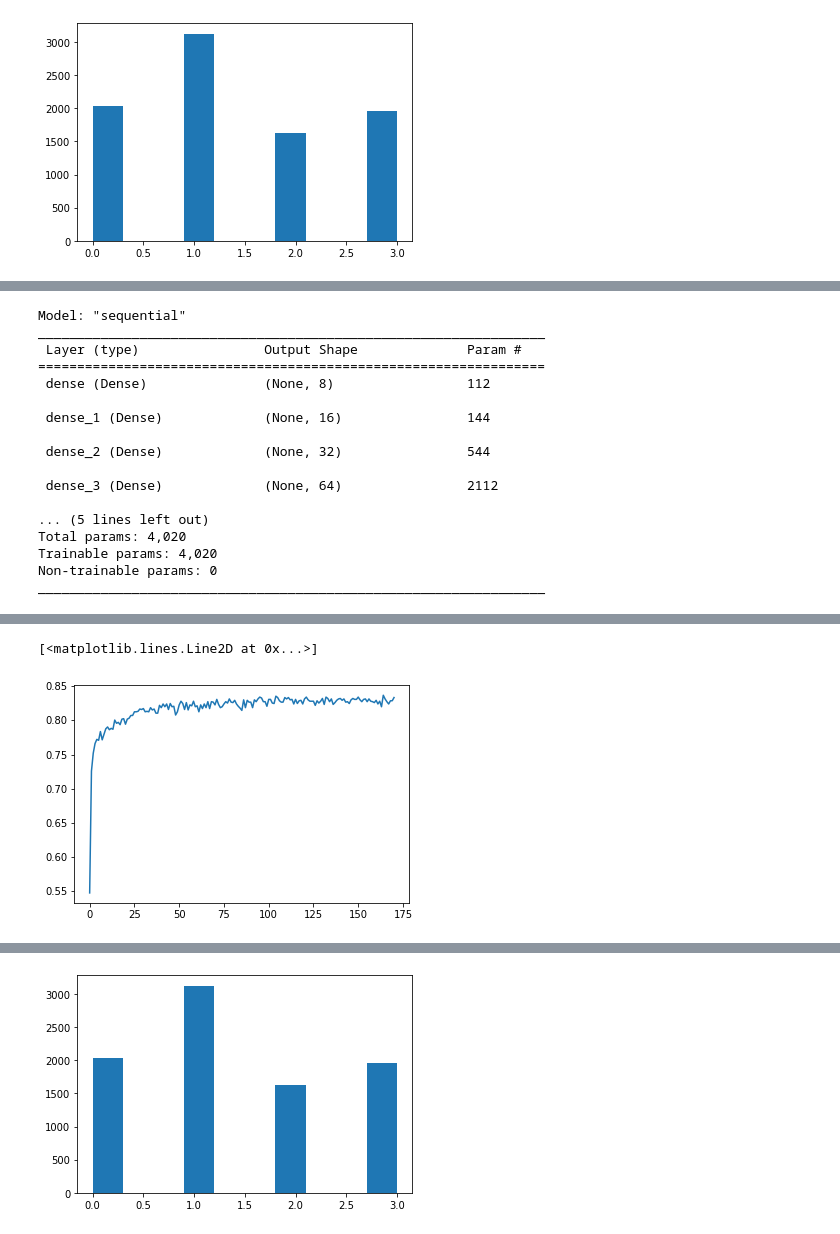
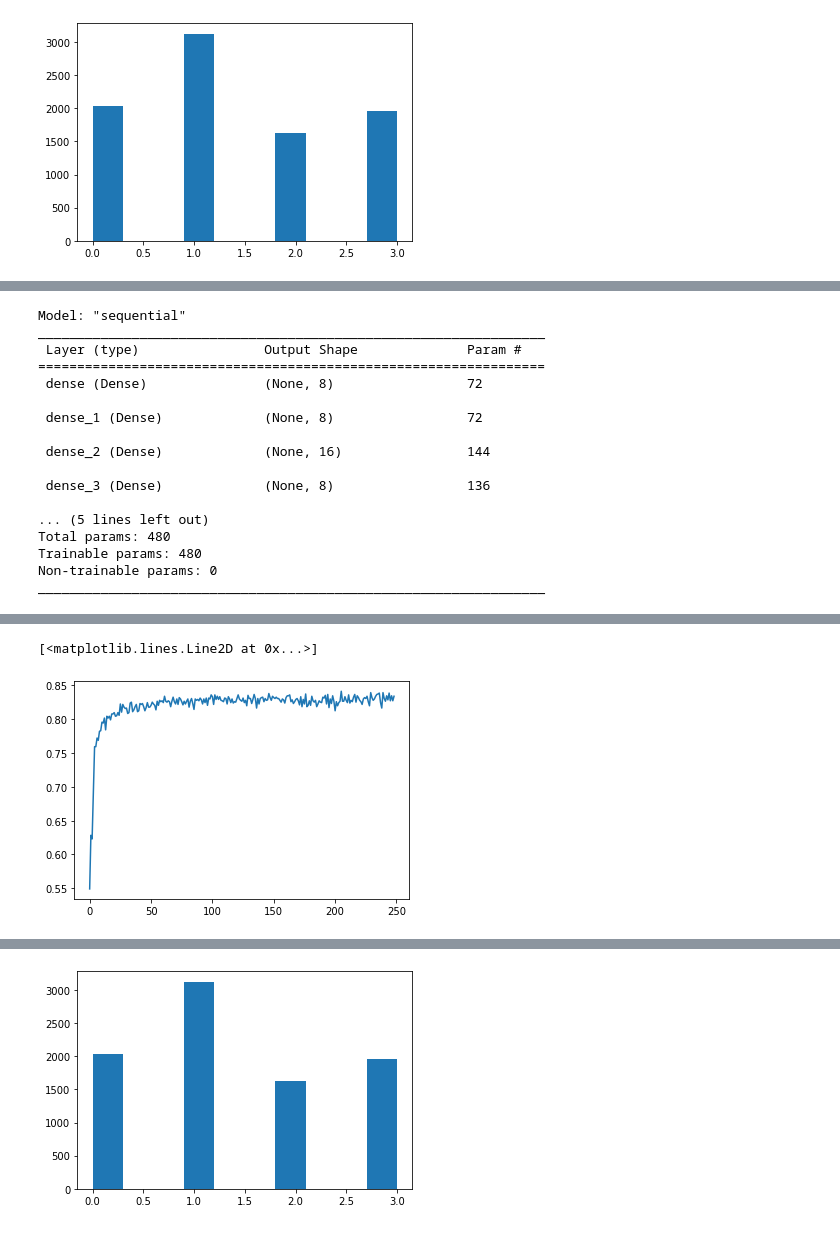
Before and after one commit to harel-coffee/pouw-auto, a Jupyter notebook: Neural_Network_Multi_Classs_Classification.ipynb, the cells around one changed output, grey strips where cells are left out. Drawn from its saved outputs; the diff is of its cells as text; code cells hidden in the pictures.

```diff
--- a/Neural_Network_Multi_Classs_Classification.ipynb
+++ b/Neural_Network_Multi_Classs_Classification.ipynb
@@ -112,7 +112,8 @@ from sklearn.decomposition import PCA
 #pca.fit(X)
 #X = pca.transform(X)
 #X = pd.DataFrame(X,columns=['PC1','PC2','PC3','PC4','PC5','PC6','PC7','PC8','PC9'])
-X_modified = X.drop(['class', 'm', 'subtype', '(m/n)^3', '(m/n)^2'], axis = 1)
+names = [ 'n', 'n/m', 'av.length', 'std.dev', 'median', 'range',  'max', 'k']
+X_modified = X.drop(['min','indeks', 'class', 'm', 'subtype', '(m/n)^3', '(m/n)^2', '(n/m)^2', '(n/m)^3','m/n'], axis = 1)
 
 
 #from scipy import stats
@@ -131,17 +132,17 @@ classifier = Sequential()
 classifier.add(Dense(8, input_dim = X_modified.shape[1], activation='relu'))
 #classifier.add(Dense(8, activation = 'relu'))
 
-classifier.add(Dense(16, activation = 'relu'))
+classifier.add(Dense(8, activation = 'relu'))
 
 #classifier.add(Dense(32, activation = 'relu'))
 #classifier.add(Dense(32, activation = 'relu'))
 #classifier.add(Dense(16, activation = 'relu'))
 
-classifier.add(Dense(32, activation='relu'))
+classifier.add(Dense(16, activation='relu'))
 
-classifier.add(Dense(64, activation='relu'))
+classifier.add(Dense(8, activation='relu'))
 
-classifier.add(Dense(16, activation='relu'))
+classifier.add(Dense(4, activation='relu'))
 
 classifier.add(Dense(4, activation = 'softmax'))
 classifier.compile(loss = 'categorical_crossentropy', optimizer = 'adam', metrics = ['accuracy'])
@@ -151,17 +152,17 @@ Model: "sequential"
 _________________________________________________________________
  Layer (type)                Output Shape              Param #
 =================================================================
- dense (Dense)               (None, 8)                 112
+ dense (Dense)               (None, 8)                 72
 
- dense_1 (Dense)             (None, 16)                144
+ dense_1 (Dense)             (None, 8)                 72
 
- dense_2 (Dense)             (None, 32)                544
+ dense_2 (Dense)             (None, 16)                144
 
- dense_3 (Dense)             (None, 64)                2112
+ dense_3 (Dense)             (None, 8)                 136
 
 ... (5 lines left out)
-Total params: 4,020
-Trainable params: 4,020
+Total params: 480
+Trainable params: 480
 Non-trainable params: 0
 _________________________________________________________________
 # %%
@@ -174,10 +175,10 @@ _________________________________________________________________
 from keras.metrics import accuracy
 from keras import callbacks
 earlystopping = callbacks.EarlyStopping(monitor ="val_loss",
-                                        mode ="min", patience = 30,
+                                        mode ="min", patience = 15,
                                         restore_best_weights = True)
 
-history = classifier.fit(X_train, y_train, batch_size = 128,
+history = classifier.fit(X_train, y_train, batch_size = 64,
                     epochs = 600, validation_data =(X_test, y_test),
                     callbacks =[earlystopping])
 plt.plot(history.history['val_accuracy'])
@@ -202,5 +203,5 @@ Epoch 171/600
 [<matplotlib.lines.Line2D at 0x...>]
-[figure, old version]
+[figure, new version]
 # %%
 from keras.metrics import accuracy
 #test_size = X_test.shape[0]
```
Also changed, not shown: parts of 6 cells of this notebook.
